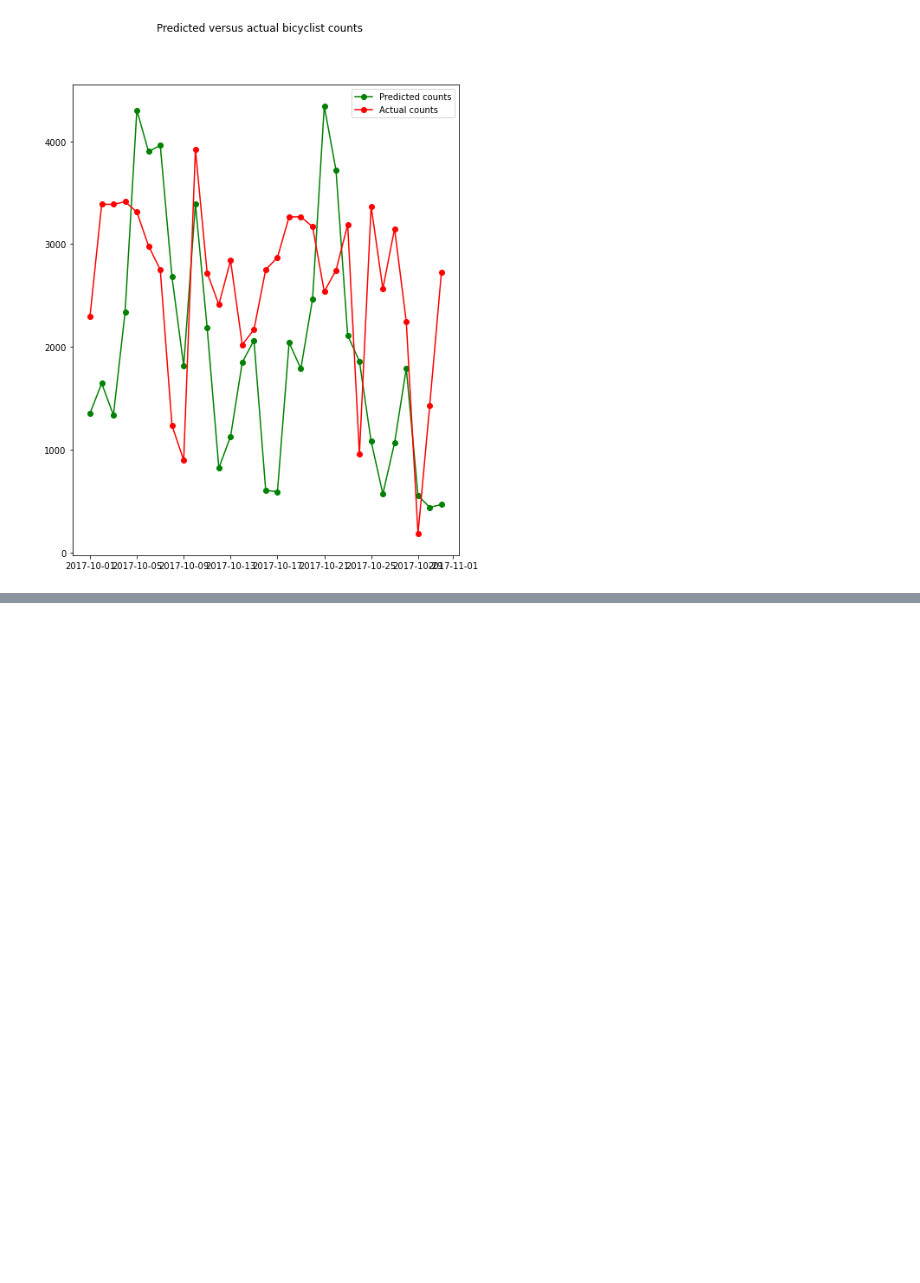
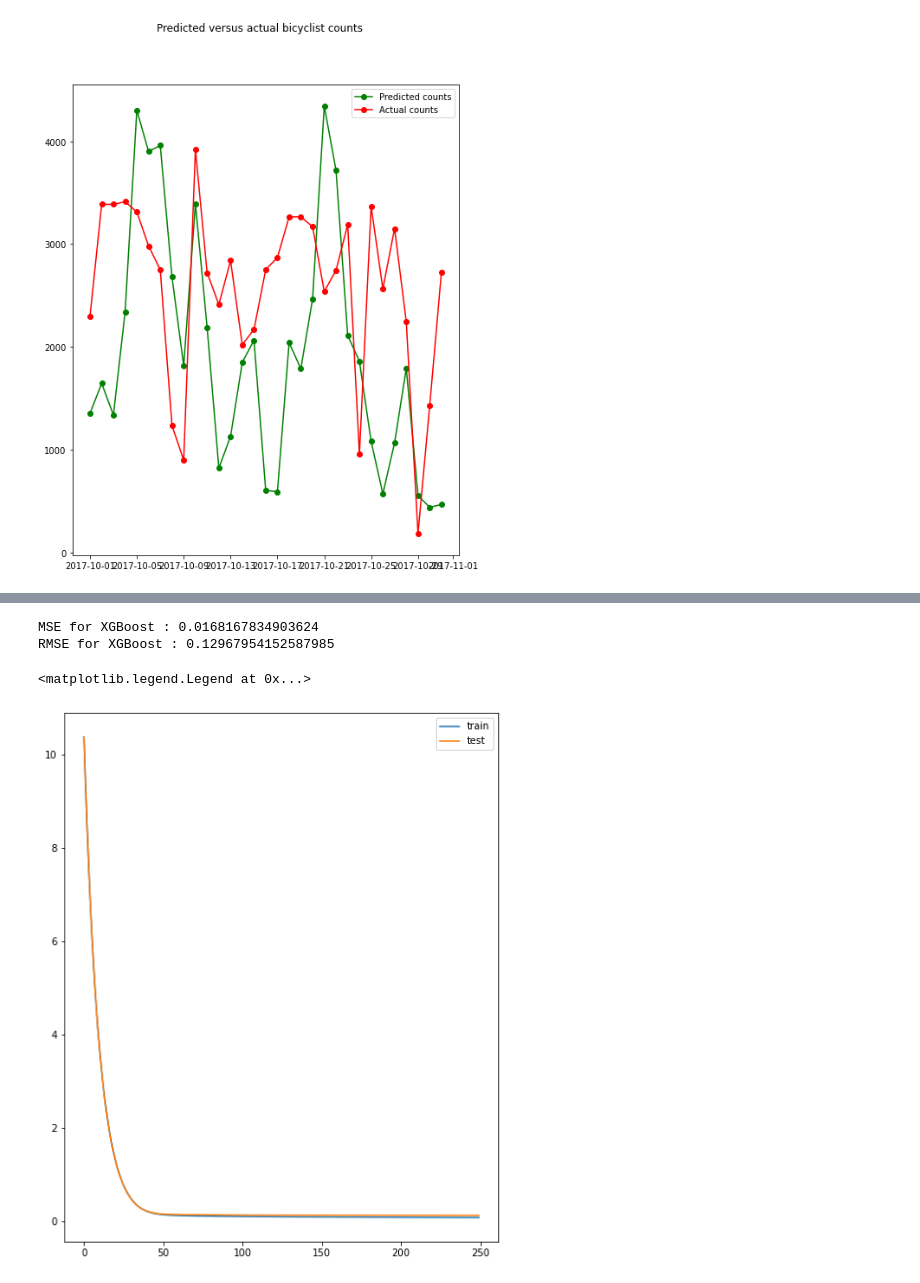
Before and after one commit to writetoneeraj/ml-with-python, a Jupyter notebook: Supervised_Learning/Regression_2.ipynb, the cells around one changed output, grey strips where cells are left out. Saved outputs shown, nothing was run; the diff lists cells and outputs as text; code cells hidden in the pictures; blank space fills up the shorter version.

```diff
--- a/Supervised_Learning/Regression_2.ipynb
+++ b/Supervised_Learning/Regression_2.ipynb
@@ -800,0 +827,4 @@ plt.show()
+# %%
+evalset = [(x_train, y_train), (x_test, y_test)]
+model_xgb = xgb.XGBRegressor(n_estimators=250, max_depth=2, learning_rate=0.1) #the params were tuned using xgb.cv
+model_xgb.fit(x_train, y_train, eval_metric='rmse', eval_set=evalset)
@@ -800,0 +860,15 @@ plt.show()
+# %%
+print(f"MSE for XGBoost : {mean_squared_error(y_test, xgb_predicts)}")
+print(f"RMSE for XGBoost : {np.sqrt(mean_squared_error(y_test, xgb_predicts))}")
+# %% [output]
+MSE for XGBoost : 0.0168167834903624
+RMSE for XGBoost : 0.12967954152587985
+# %%
+metrices = model_xgb.evals_result()
+# %%
+plt.plot(metrices['validation_0']['rmse'], label='train')
+plt.plot(metrices['validation_1']['rmse'], label='test')
+plt.legend()
+# %% [output]
+<matplotlib.legend.Legend at 0x...>
+[figure, added]
```
Also changed, not shown: parts of 14 cells of this notebook, 4 other files.
